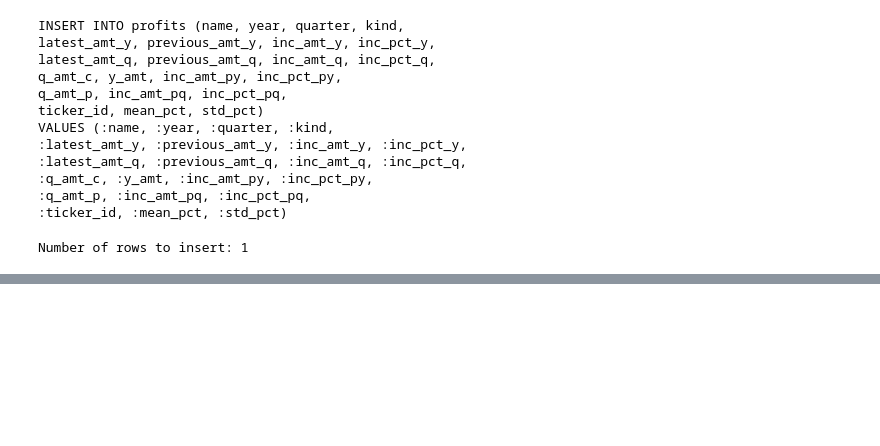
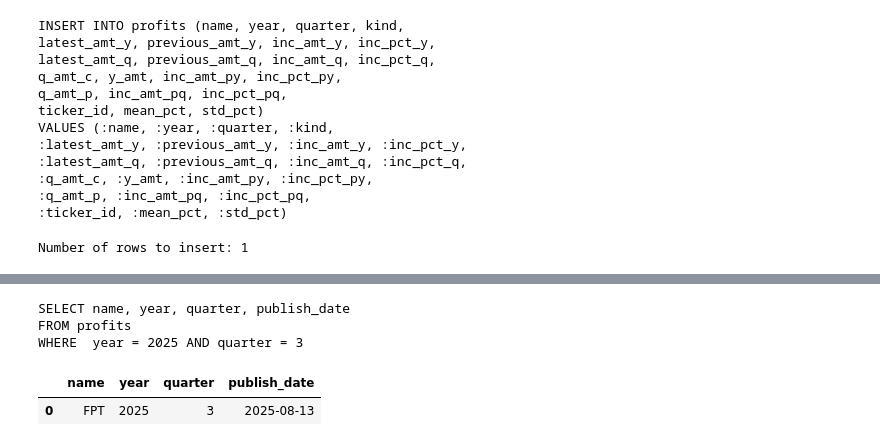
Before and after one commit to santimcs/A5, a Jupyter notebook: Quarterly/345-Export Profits from PortLt to PortMy.ipynb, the cells around one changed output, grey strips where cells are left out. Saved outputs shown, nothing was run; the diff lists cells and outputs as text; code cells hidden in the pictures; blank space fills up the shorter version.

```diff
--- a/Quarterly/345-Export Profits from PortLt to PortMy.ipynb
+++ b/Quarterly/345-Export Profits from PortLt to PortMy.ipynb
@@ -367,0 +370,17 @@ WHERE  year = 2025 AND quarter = 3
+# %%
+#After update publish_date from epss to profits
+sql = """
+SELECT name, year, quarter, publish_date
+FROM profits
+WHERE  year = %s AND quarter = %s"""
+sql = sql % (year, quarter)
+print(sql)
+
+pg_profits = pd.read_sql(sql, conpg)
+pg_profits
+# %% [output]
+SELECT name, year, quarter, publish_date
+FROM profits
+WHERE  year = 2025 AND quarter = 3
+|  | name | year | quarter | publish_date |
+| 0 | FPT | 2025 | 3 | 2025-08-13 |
```
Also changed, not shown: parts of 18 cells of this notebook.
